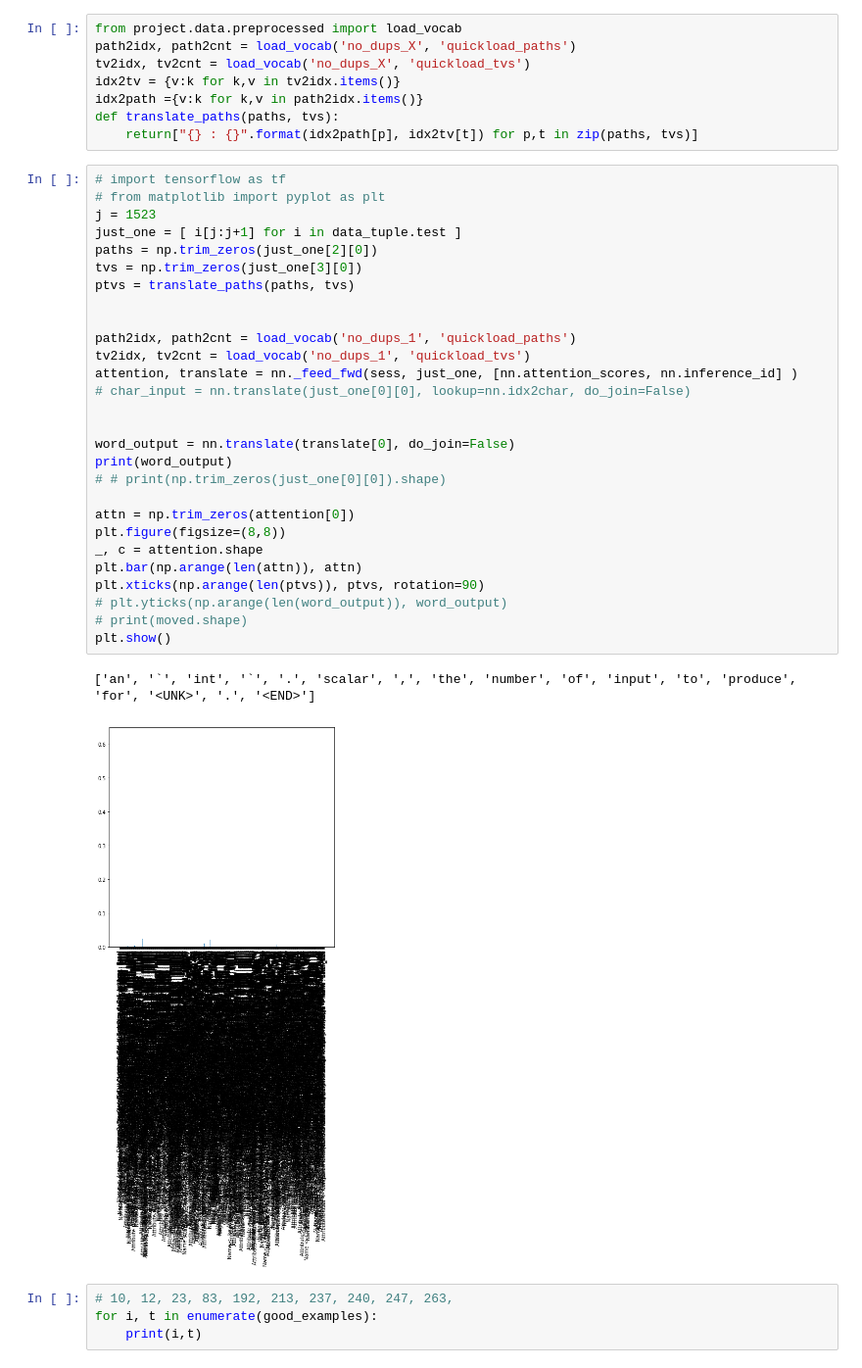
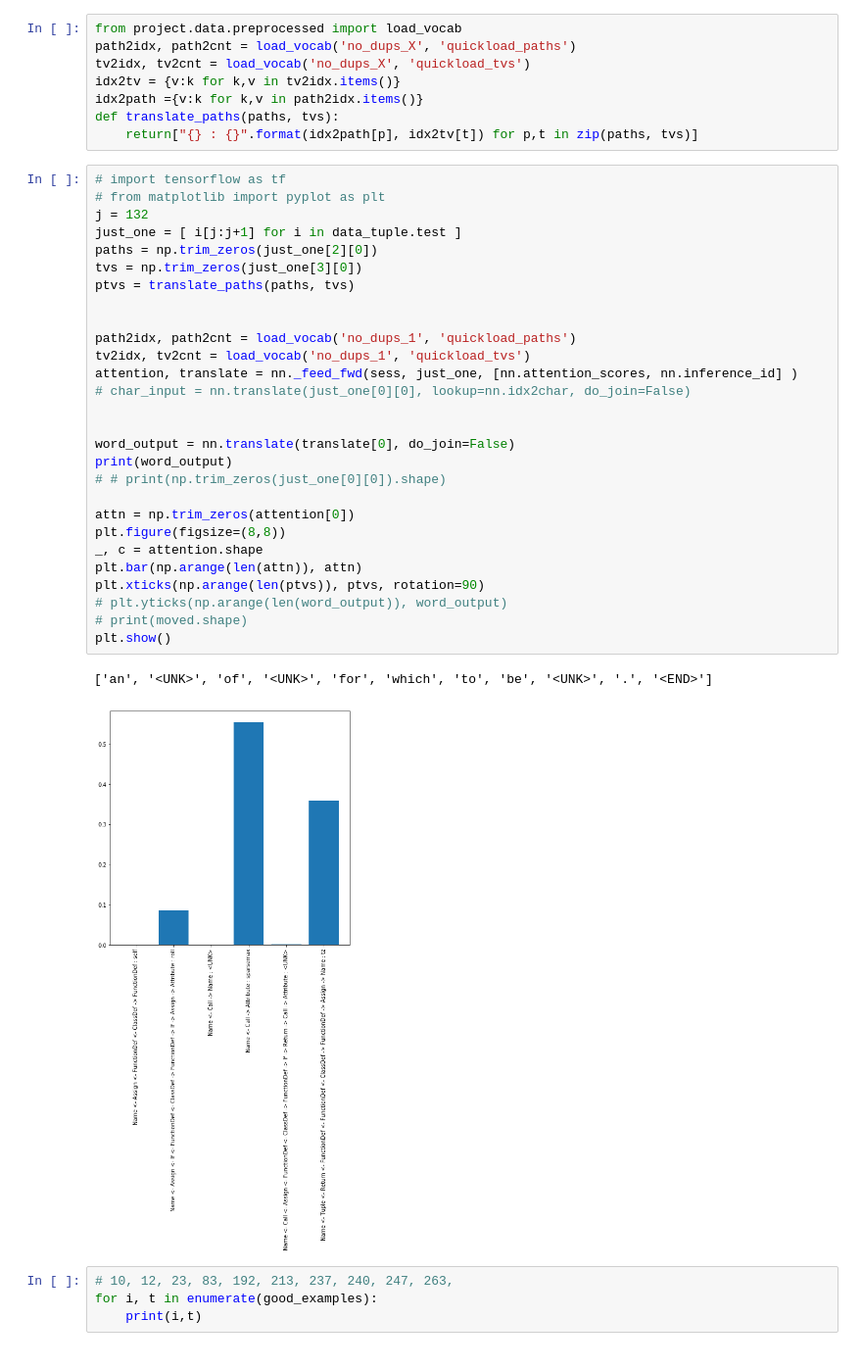
Before and after one commit to cdmatters/automatic_documentation, a Jupyter notebook: InvestigateC2V.ipynb, the cells around one changed output. Shown: that part at 98% size. Cells and saved outputs as stored; diff of their text form.

```diff
--- a/InvestigateC2V.ipynb
+++ b/InvestigateC2V.ipynb
@@ -100,34 +100,34 @@ def translate_paths(paths, tvs):
 # %%
 # import tensorflow as tf
 # from matplotlib import pyplot as plt
-j = 1523
+j = 132
 just_one = [ i[j:j+1] for i in data_tuple.test ]
 paths = np.trim_zeros(just_one[2][0])
 tvs = np.trim_zeros(just_one[3][0])
 ptvs = translate_paths(paths, tvs)
 
 
 path2idx, path2cnt = load_vocab('no_dups_1', 'quickload_paths')
 tv2idx, tv2cnt = load_vocab('no_dups_1', 'quickload_tvs')
 attention, translate = nn._feed_fwd(sess, just_one, [nn.attention_scores, nn.inference_id] )
 # char_input = nn.translate(just_one[0][0], lookup=nn.idx2char, do_join=False)
 
 
 word_output = nn.translate(translate[0], do_join=False)
 print(word_output)
 # # print(np.trim_zeros(just_one[0][0]).shape)
 
 attn = np.trim_zeros(attention[0])
 plt.figure(figsize=(8,8))
 _, c = attention.shape
 plt.bar(np.arange(len(attn)), attn)
 plt.xticks(np.arange(len(ptvs)), ptvs, rotation=90)
 # plt.yticks(np.arange(len(word_output)), word_output)
 # print(moved.shape)
 plt.show()
 # %% [output]
-['an', '`', 'int', '`', '.', 'scalar', ',', 'the', 'number', 'of', 'input', 'to', 'produce', 'for', '<UNK>', '.', '<END>']
+['an', '<UNK>', 'of', '<UNK>', 'for', 'which', 'to', 'be', '<UNK>', '.', '<END>']
-[figure, old version]
+[figure, new version]
 # %%
 # 10, 12, 23, 83, 192, 213, 237, 240, 247, 263,
 for i, t in enumerate(good_examples):
```
